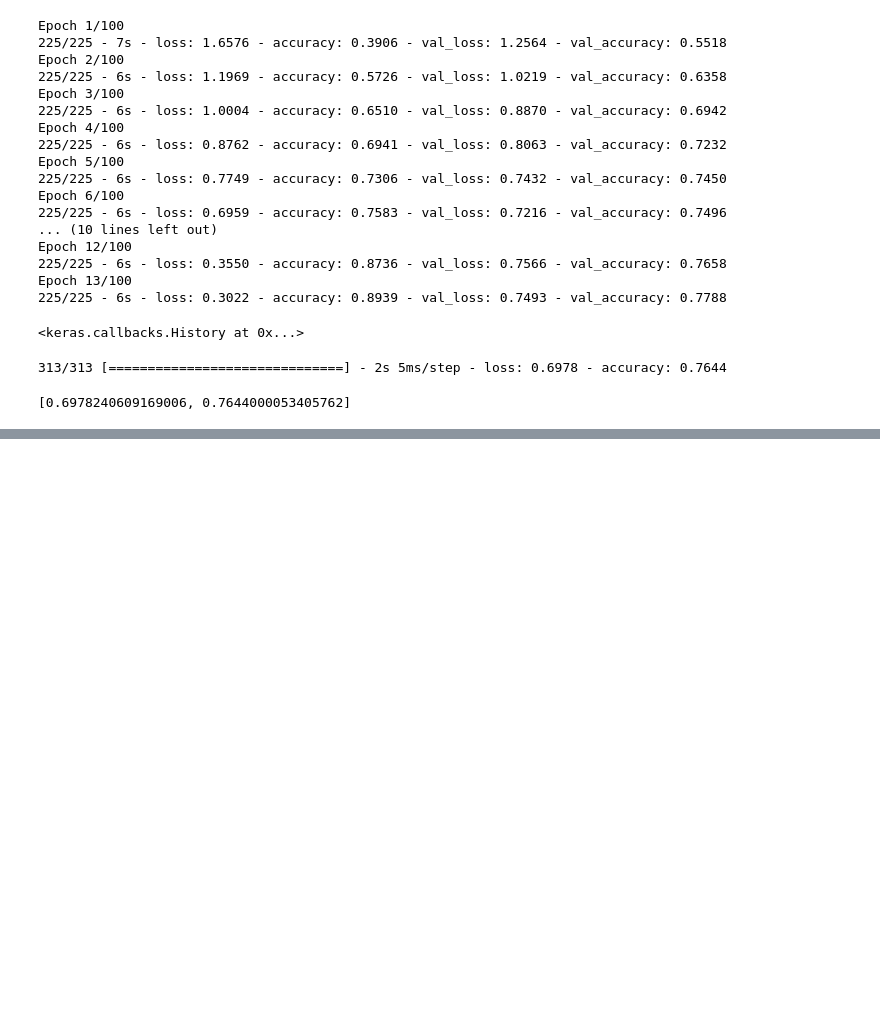
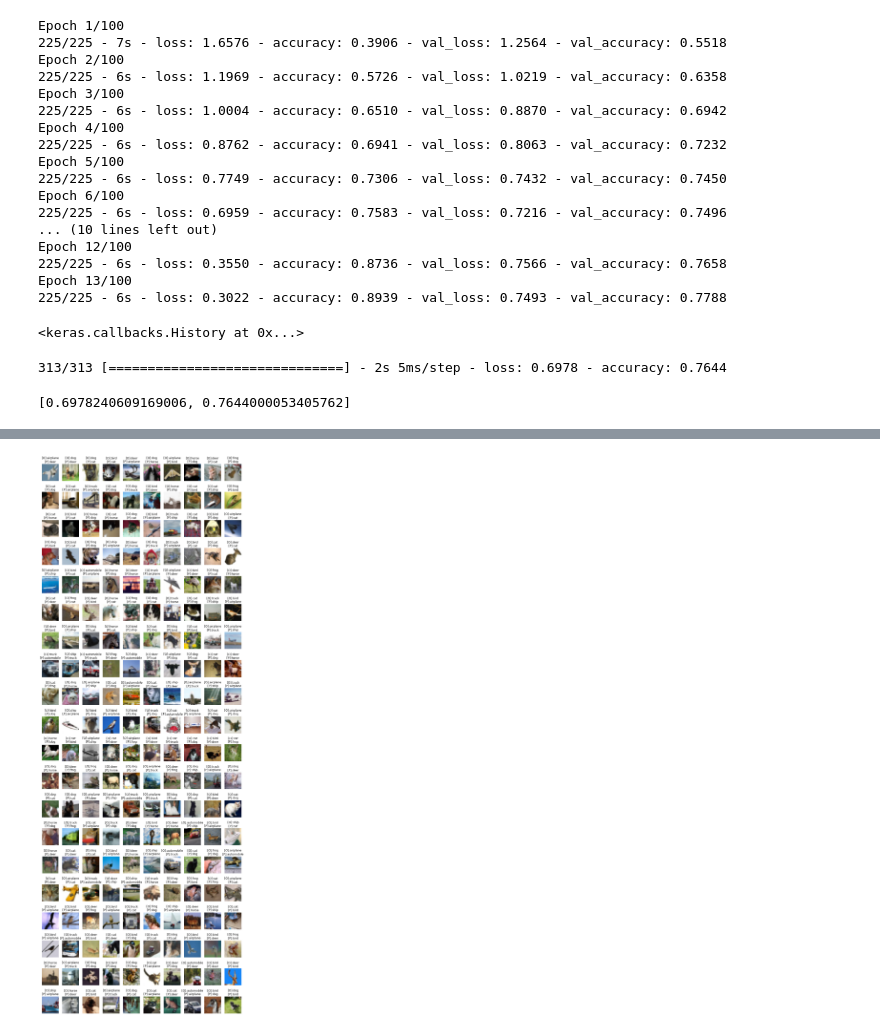
Before and after one commit to Elwing-Chou/tibaml0922, a Jupyter notebook: cifar10.ipynb, the cells around one changed output, grey strips where cells are left out. Saved outputs shown, nothing was run; the diff lists cells and outputs as text; code cells hidden in the pictures; blank space fills up the shorter version.

```diff
--- a/cifar10.ipynb
+++ b/cifar10.ipynb
@@ -139,3 +139,10 @@ model.evaluate(x_test_norm, y_test)
 # %% [output]
 313/313 [==============================] - 2s 5ms/step - loss: 0.6978 - accuracy: 0.7644
 [0.6978240609169006, 0.7644000053405762]
+# %%
+proba = model.predict(x_test_norm)
+pre = proba.argmax(axis=1)
+print(pre.shape)
+print(y_test.shape)
+y_test_1d = y_test.reshape(10000)
+print(y_test_1d.shape)
@@ -141,0 +174,20 @@ model.evaluate(x_test_norm, y_test)
+# %%
+import numpy as np
+idx = np.nonzero(pre != y_test_1d)[0]
+idx = idx[:200]
+pre_false_img = x_test[idx]
+pre_false_val = pre[idx]
+pre_false_ori = y_test_1d[idx]
+
+plt.figure(figsize=(15, 45))
+width = 10
+height = len(idx) // width + 1
+for i in range(len(idx)):
+    plt.subplot(height, width, i+1)
+    t = "[O]:{}\n[P]:{}".format(trans[pre_false_ori[i]],
+                                trans[pre_false_val[i]])
+    plt.title(t)
+    plt.axis("off")
+    plt.imshow(pre_false_img[i])
+# %% [output]
+[figure, added]
```
Also changed, not shown: parts of 3 cells of this notebook.
